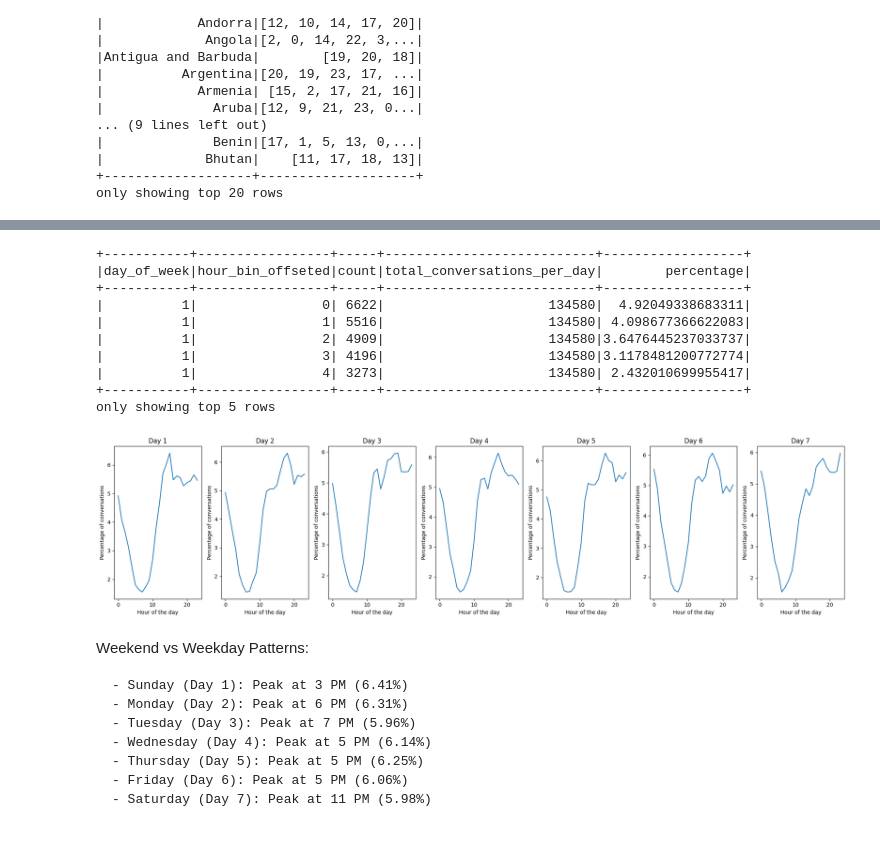
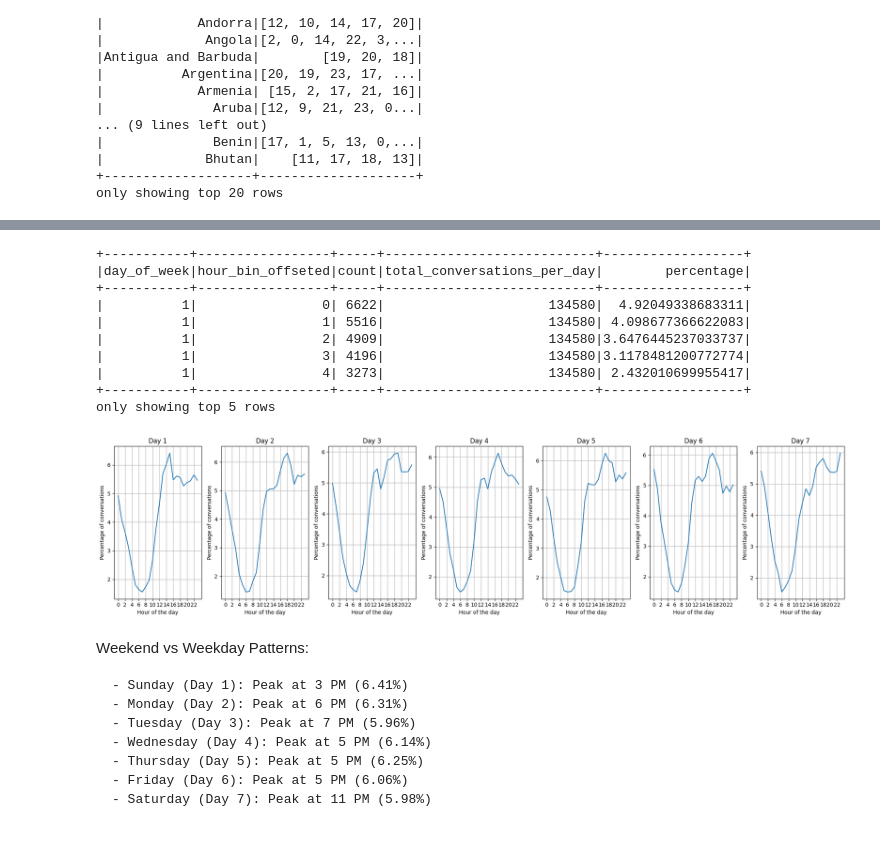
Before and after one commit to nlgkhoi/mbd-project-ut, a Jupyter notebook: khoi/notebook.ipynb, the cells around one changed output, grey strips where cells are left out. Cells and saved outputs as stored; diff of their text form; code cells hidden in the pictures.

```diff
--- a/khoi/notebook.ipynb
+++ b/khoi/notebook.ipynb
@@ -1089,34 +1143,36 @@ day_hour_counts = day_hour_counts.join(total_conversations_per_day, "day_of_week
 day_hour_counts = day_hour_counts.withColumn("percentage", (F.col("count") / F.col("total_conversations_per_day")).cast("double") * 100)
 day_hour_counts = day_hour_counts.orderBy("day_of_week", "hour_bin_offseted")
 
 day_hour_counts.show(5)
 # Convert to pandas for plotting
 day_hour_pd = day_hour_counts.toPandas()
 
 # Plot 7 subplots for each day of the week
 fig, axes = plt.subplots(1, 7, figsize=(20, 5))
 
 for i in range(1, 8):
 	day_data = day_hour_pd[day_hour_pd["day_of_week"] == i]
 	axes[i-1].plot(day_data["hour_bin_offseted"], day_data["percentage"])
 	axes[i-1].set_title(f"Day {i}")
 	axes[i-1].set_xlabel("Hour of the day")
 	axes[i-1].set_ylabel("Percentage of conversations")
+	axes[i-1].set_xticks(range(0, 24, 2))
+	axes[i-1].grid(True)
 
 plt.tight_layout()
 plt.show()
 # %% [output]
 +-----------+-----------------+-----+---------------------------+------------------+
 |day_of_week|hour_bin_offseted|count|total_conversations_per_day|        percentage|
 +-----------+-----------------+-----+---------------------------+------------------+
 |          1|                0| 6622|                     134580|  4.92049338683311|
 |          1|                1| 5516|                     134580| 4.098677366622083|
 |          1|                2| 4909|                     134580|3.6476445237033737|
 |          1|                3| 4196|                     134580|3.1178481200772774|
 |          1|                4| 3273|                     134580| 2.432010699955417|
 +-----------+-----------------+-----+---------------------------+------------------+
 only showing top 5 rows
-[figure, old version]
+[figure, new version]
 # %% [markdown]
 Weekend vs Weekday Patterns:
 
```
Also changed, not shown: parts of 12 cells of this notebook, 9 other files.
